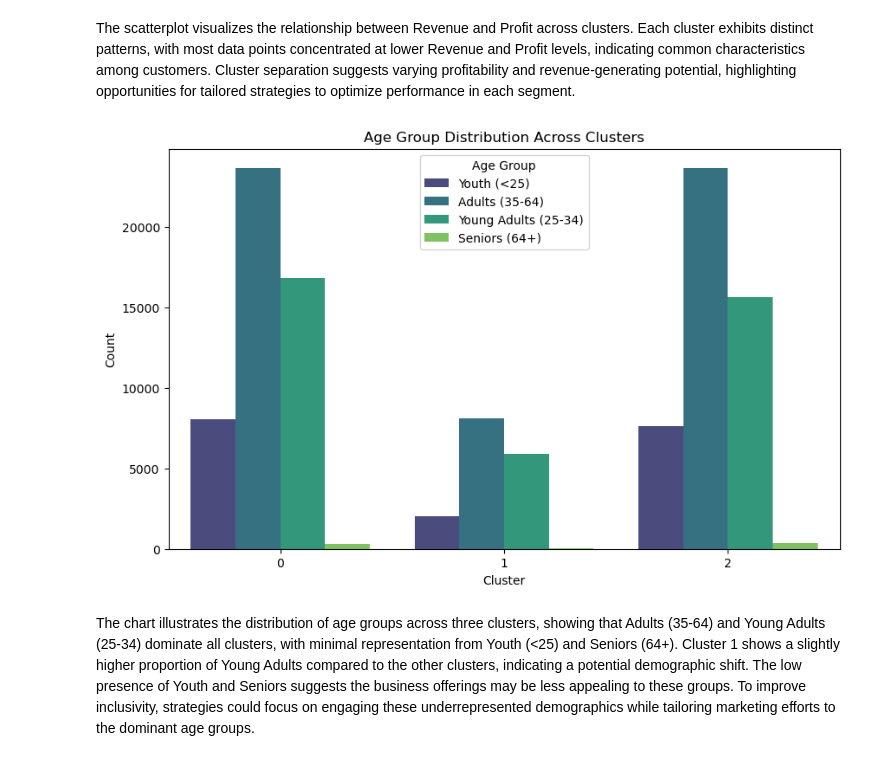
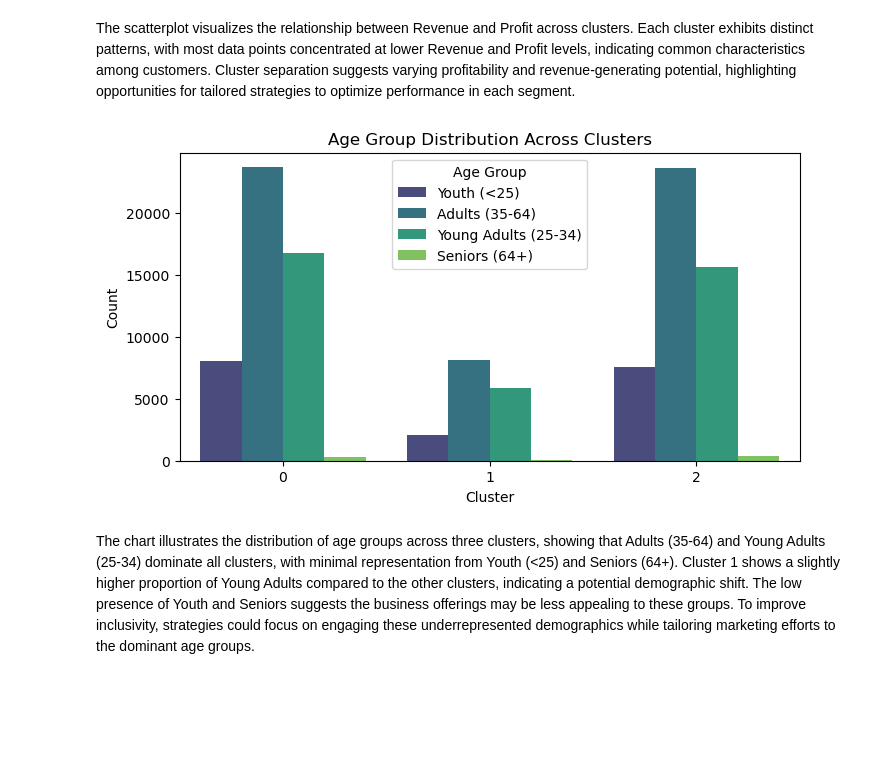
Before and after one commit to Ehnkay-Bassie/Customer_Segmentation, a Jupyter notebook: Customer_Segmentation_Model.ipynb, the cells around one changed output. Saved outputs shown, nothing was run; the diff lists cells and outputs as text; code cells hidden in the pictures; blank space fills up the shorter version.

```diff
--- a/Customer_Segmentation_Model.ipynb
+++ b/Customer_Segmentation_Model.ipynb
@@ -341,14 +343,14 @@ plt.show()
 The scatterplot visualizes the relationship between Revenue and Profit across clusters. Each cluster exhibits distinct patterns, with most data points concentrated at lower Revenue and Profit levels, indicating common characteristics among customers. Cluster separation suggests varying profitability and revenue-generating potential, highlighting opportunities for tailored strategies to optimize performance in each segment.
 # %%
 # Visualize age group distribution by cluster
-plt.figure(figsize=(10, 6))  # Adjust figure size for better readability
+plt.figure(figsize=(8, 4))  # Adjust figure size for better readability
 sns.countplot(data=df, x='Cluster', hue='Age_Group', palette='viridis')
 plt.title("Age Group Distribution Across Clusters")
 plt.xlabel("Cluster")
 plt.ylabel("Count")
 plt.legend(title="Age Group")
 plt.show()
 # %% [output]
-[figure, old version]
+[figure, new version]
 # %% [markdown]
 The chart illustrates the distribution of age groups across three clusters, showing that Adults (35-64) and Young Adults (25-34) dominate all clusters, with minimal representation from Youth (<25) and Seniors (64+). Cluster 1 shows a slightly higher proportion of Young Adults compared to the other clusters, indicating a potential demographic shift. The low presence of Youth and Seniors suggests the business offerings may be less appealing to these groups. To improve inclusivity, strategies could focus on engaging these underrepresented demographics while tailoring marketing efforts to the dominant age groups.
```
Also changed, not shown: parts of 12 cells of this notebook.
